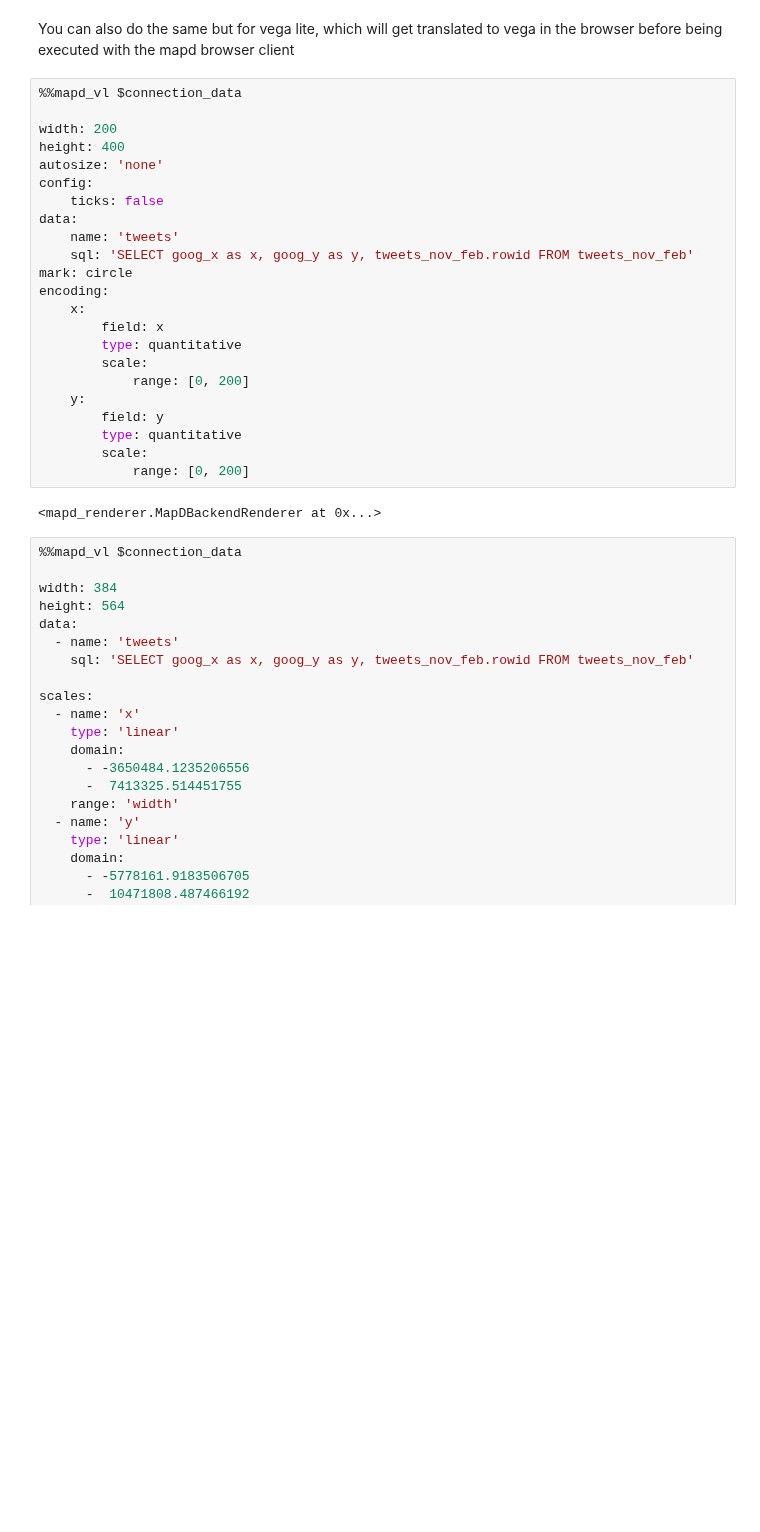
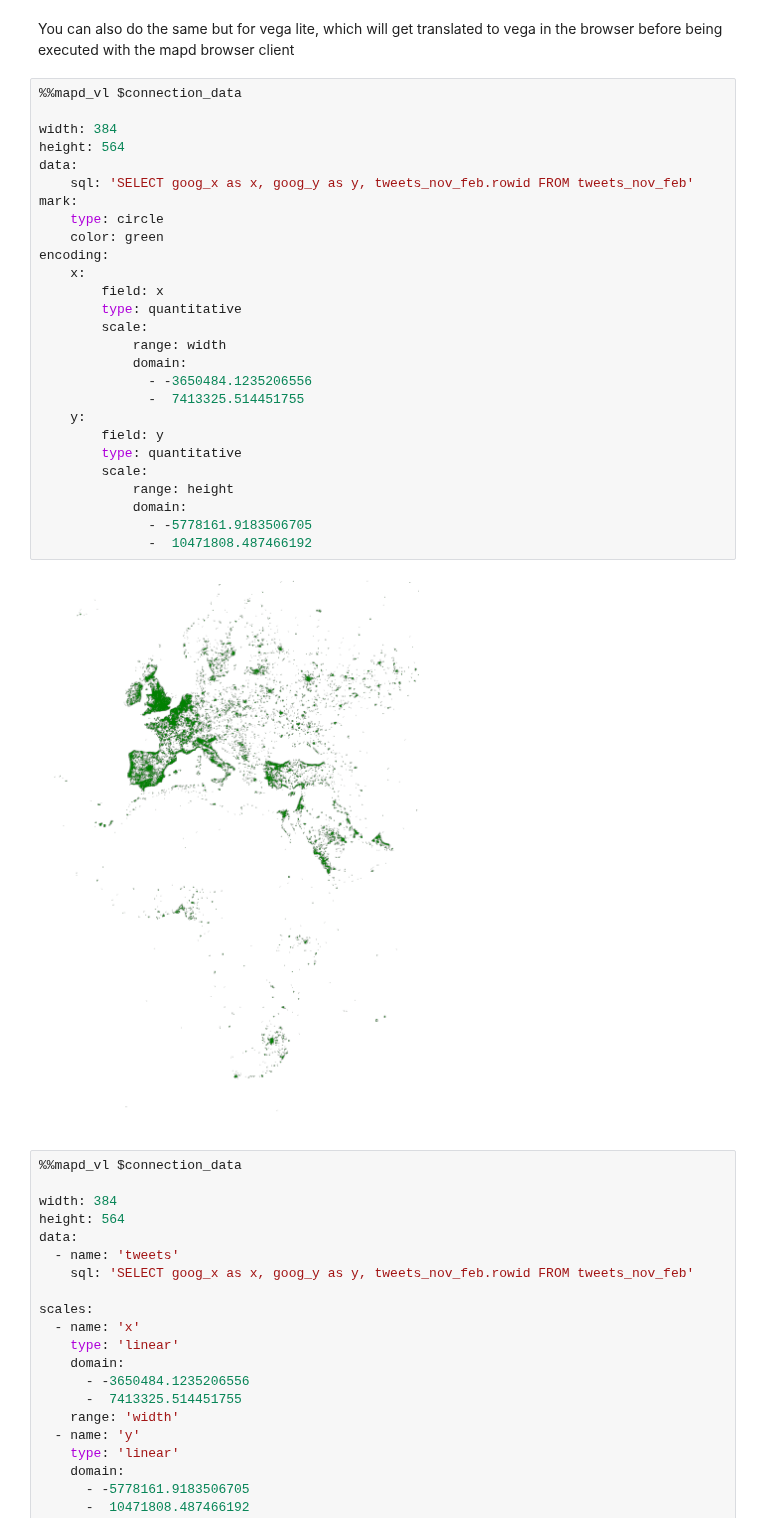
Before and after one commit to heavyai/jupyterlab-heavyai, a Jupyter notebook: renderer.ipynb, the cells around one changed output. Saved outputs shown, nothing was run; the diff lists cells and outputs as text; blank space fills up the shorter version.

```diff
--- a/renderer.ipynb
+++ b/renderer.ipynb
@@ -86,28 +86,32 @@ You can also do the same but for vega lite, which will get translated to vega in
 # %%
 %%mapd_vl $connection_data
 
-width: 200
-height: 400
-autosize: 'none'
-config:
-    ticks: false
+width: 384
+height: 564
 data:
-    name: 'tweets'
     sql: 'SELECT goog_x as x, goog_y as y, tweets_nov_feb.rowid FROM tweets_nov_feb'
-mark: circle
+mark:
+    type: circle
+    color: green
 encoding:
     x:
         field: x
         type: quantitative
         scale:
-            range: [0, 200]
+            range: width
+            domain:
+              - -3650484.1235206556
+              -  7413325.514451755
     y:
         field: y
         type: quantitative
         scale:
-            range: [0, 200]
+            range: height
+            domain:
+              - -5778161.9183506705
+              -  10471808.487466192
 # %% [output]
-<mapd_renderer.MapDBackendRenderer at 0x...>
+[figure, added]
 # %%
 %%mapd_vl $connection_data
 
```
Also changed, not shown: 1 other file.
